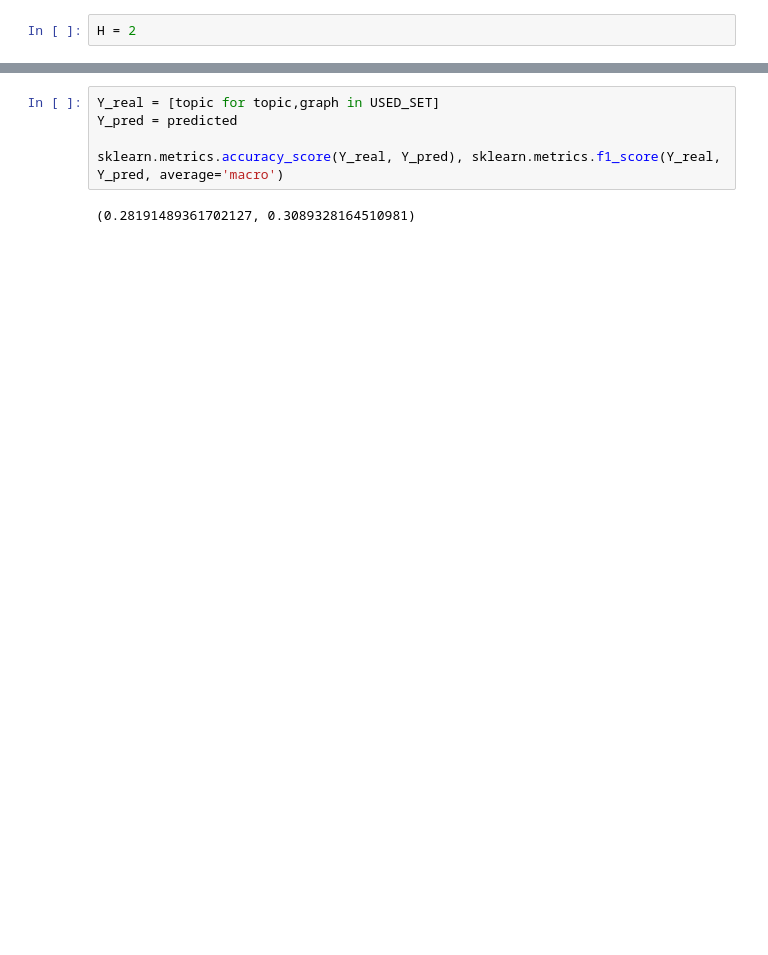
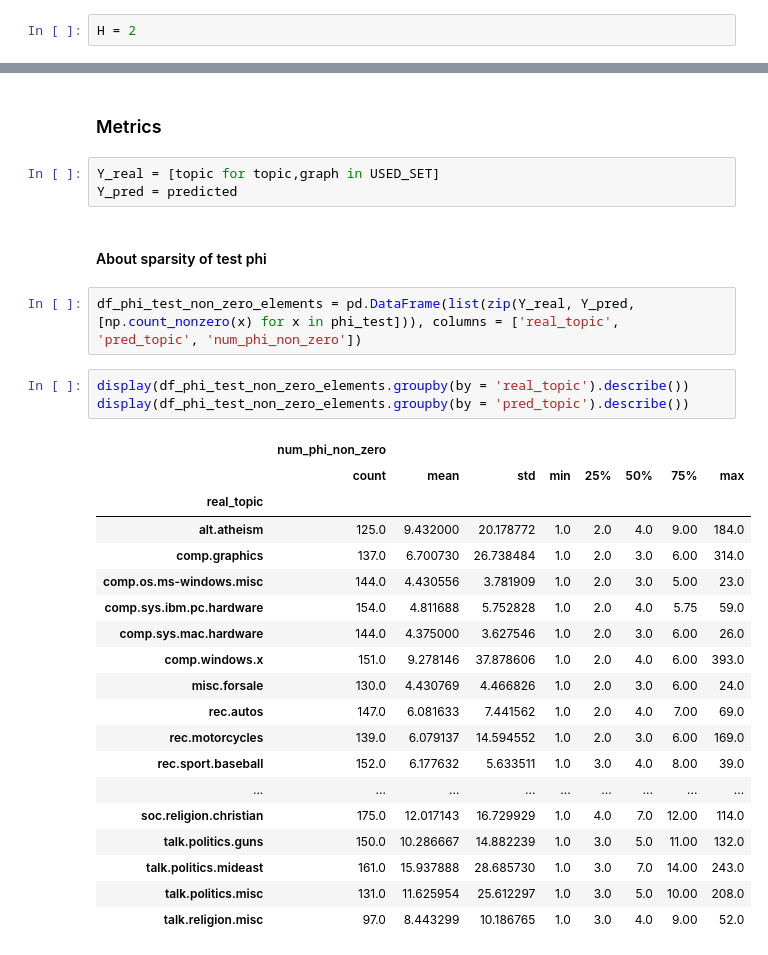
Before and after one commit to davidgengenbach/bachelor-thesis, a Jupyter notebook: code/weisfeiler-lehman.ipynb, the cells around one changed output, grey strips where cells are left out. Saved outputs shown, nothing was run; the diff lists cells and outputs as text; blank space fills up the shorter version.

```diff
--- a/code/weisfeiler-lehman.ipynb
+++ b/code/weisfeiler-lehman.ipynb
@@ -340,7 +266,32 @@ Wall time: 8.84 s
+# %% [markdown]
+### Metrics
 # %%
 Y_real = [topic for topic,graph in USED_SET]
 Y_pred = predicted
-
-sklearn.metrics.accuracy_score(Y_real, Y_pred), sklearn.metrics.f1_score(Y_real, Y_pred, average='macro')
-# %% [output]
-(0.28191489361702127, 0.3089328164510981)
+# %% [markdown]
+#### About sparsity of test phi
+# %%
+df_phi_test_non_zero_elements = pd.DataFrame(list(zip(Y_real, Y_pred, [np.count_nonzero(x) for x in phi_test])), columns = ['real_topic', 'pred_topic', 'num_phi_non_zero'])
+# %%
+display(df_phi_test_non_zero_elements.groupby(by = 'real_topic').describe())
+display(df_phi_test_non_zero_elements.groupby(by = 'pred_topic').describe())
+# %% [output]
+|  | num_phi_non_zero |  |  |  |  |  |  |  |
+|  | count | mean | std | min | 25% | 50% | 75% | max |
+| real_topic |  |  |  |  |  |  |  |  |
+| alt.atheism | 125.0 | 9.432000 | 20.178772 | 1.0 | 2.0 | 4.0 | 9.00 | 184.0 |
+| comp.graphics | 137.0 | 6.700730 | 26.738484 | 1.0 | 2.0 | 3.0 | 6.00 | 314.0 |
+| comp.os.ms-windows.misc | 144.0 | 4.430556 | 3.781909 | 1.0 | 2.0 | 3.0 | 5.00 | 23.0 |
+| comp.sys.ibm.pc.hardware | 154.0 | 4.811688 | 5.752828 | 1.0 | 2.0 | 4.0 | 5.75 | 59.0 |
+| comp.sys.mac.hardware | 144.0 | 4.375000 | 3.627546 | 1.0 | 2.0 | 3.0 | 6.00 | 26.0 |
+| comp.windows.x | 151.0 | 9.278146 | 37.878606 | 1.0 | 2.0 | 4.0 | 6.00 | 393.0 |
+| misc.forsale | 130.0 | 4.430769 | 4.466826 | 1.0 | 2.0 | 3.0 | 6.00 | 24.0 |
+| rec.autos | 147.0 | 6.081633 | 7.441562 | 1.0 | 2.0 | 4.0 | 7.00 | 69.0 |
+| rec.motorcycles | 139.0 | 6.079137 | 14.594552 | 1.0 | 2.0 | 3.0 | 6.00 | 169.0 |
+| rec.sport.baseball | 152.0 | 6.177632 | 5.633511 | 1.0 | 3.0 | 4.0 | 8.00 | 39.0 |
+| ... | ... | ... | ... | ... | ... | ... | ... | ... |
+| soc.religion.christian | 175.0 | 12.017143 | 16.729929 | 1.0 | 4.0 | 7.0 | 12.00 | 114.0 |
+| talk.politics.guns | 150.0 | 10.286667 | 14.882239 | 1.0 | 3.0 | 5.0 | 11.00 | 132.0 |
+| talk.politics.mideast | 161.0 | 15.937888 | 28.685730 | 1.0 | 3.0 | 7.0 | 14.00 | 243.0 |
+| talk.politics.misc | 131.0 | 11.625954 | 25.612297 | 1.0 | 3.0 | 5.0 | 10.00 | 208.0 |
+| talk.religion.misc | 97.0 | 8.443299 | 10.186765 | 1.0 | 3.0 | 4.0 | 9.00 | 52.0 |
```
Also changed, not shown: parts of 35 cells of this notebook, 3 other files.
